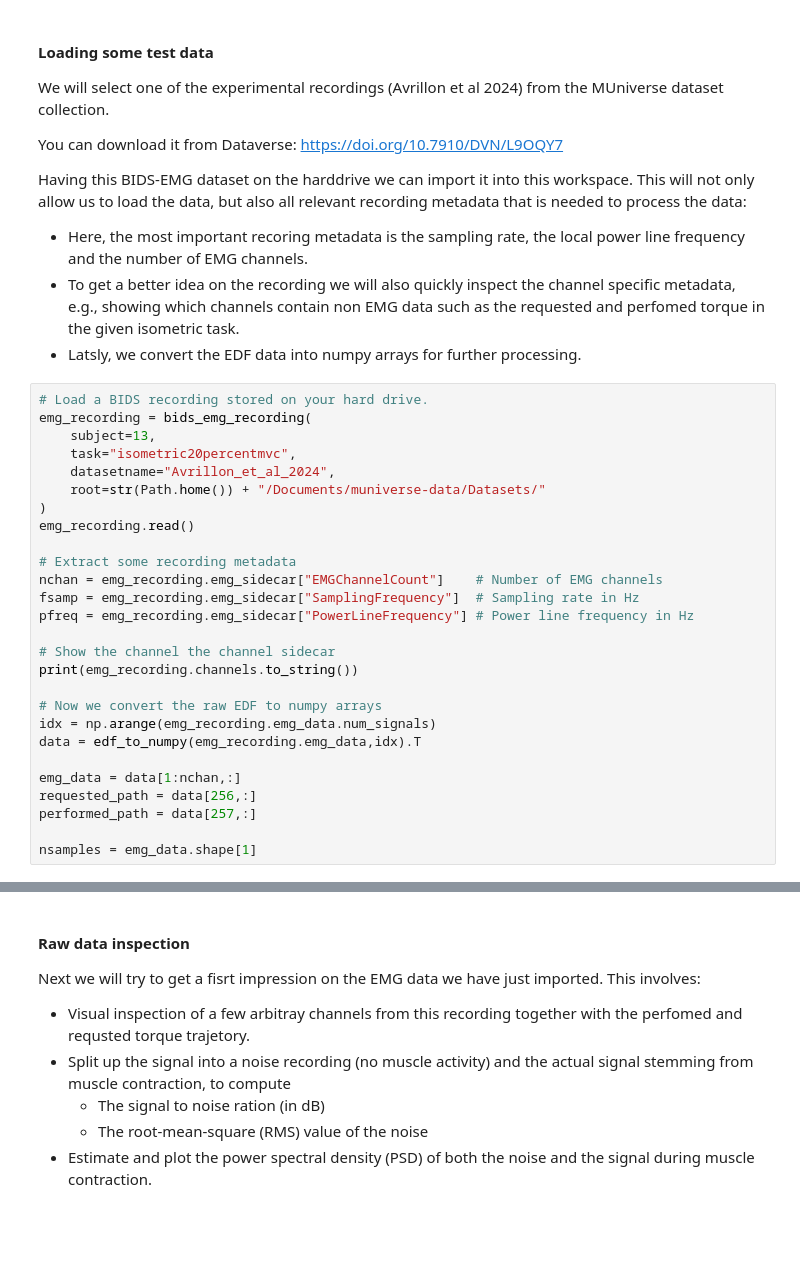
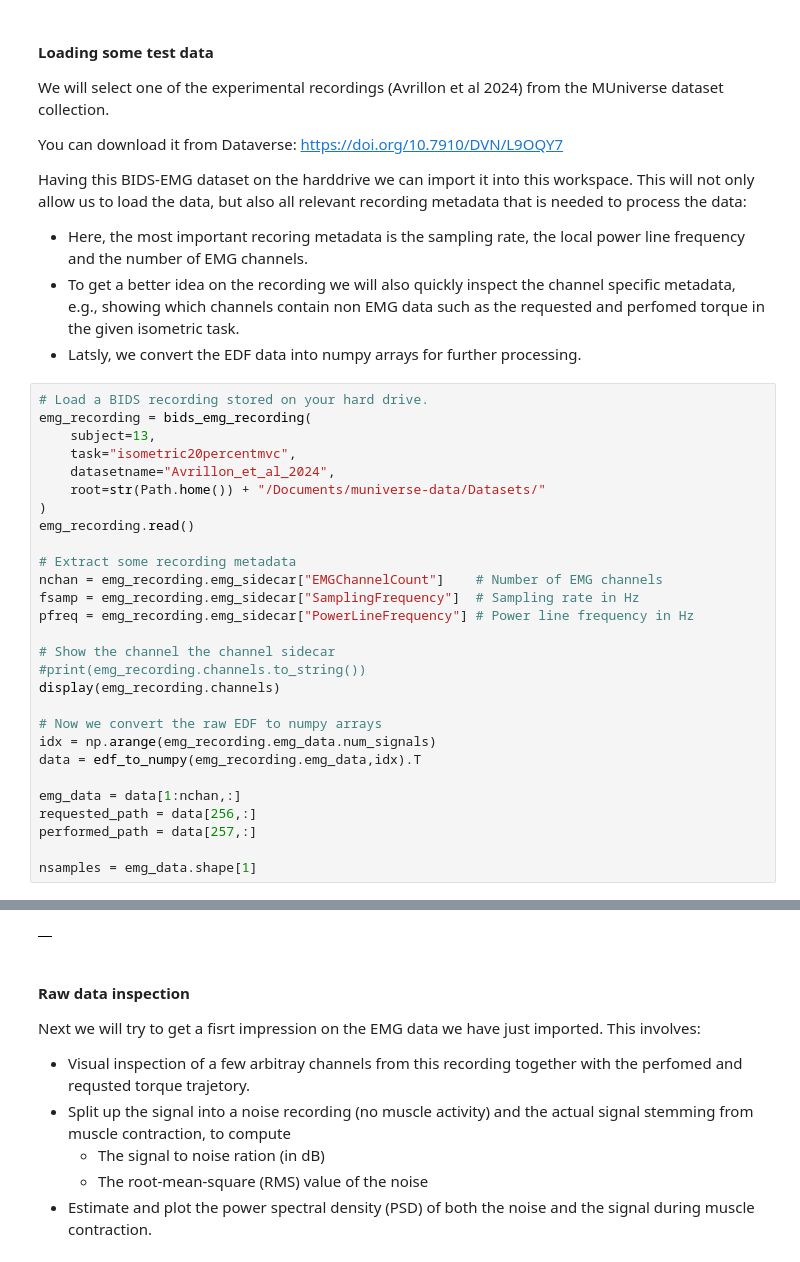
Before and after one commit to dfarinagroup/muniverse, a Jupyter notebook: notebooks/02_PreprocessData.ipynb, the cells around one changed output, grey strips where cells are left out. Drawn from its saved outputs; the diff is of its cells as text; blank space fills up the shorter version.

```diff
--- a/notebooks/02_PreprocessData.ipynb
+++ b/notebooks/02_PreprocessData.ipynb
@@ -73,7 +74,8 @@ fsamp = emg_recording.emg_sidecar["SamplingFrequency"]  # Sampling rate in Hz
 pfreq = emg_recording.emg_sidecar["PowerLineFrequency"] # Power line frequency in Hz
 
 # Show the channel the channel sidecar
-print(emg_recording.channels.to_string())
+#print(emg_recording.channels.to_string())
+display(emg_recording.channels)
 
 # Now we convert the raw EDF to numpy arrays
 idx = np.arange(emg_recording.emg_data.num_signals)
@@ -105,3 +90,4 @@ nsamples = emg_data.shape[1]
+|  |
 # %% [markdown]
 #### Raw data inspection
 
```
Also changed, not shown: parts of 6 cells of this notebook, 1 other file.
